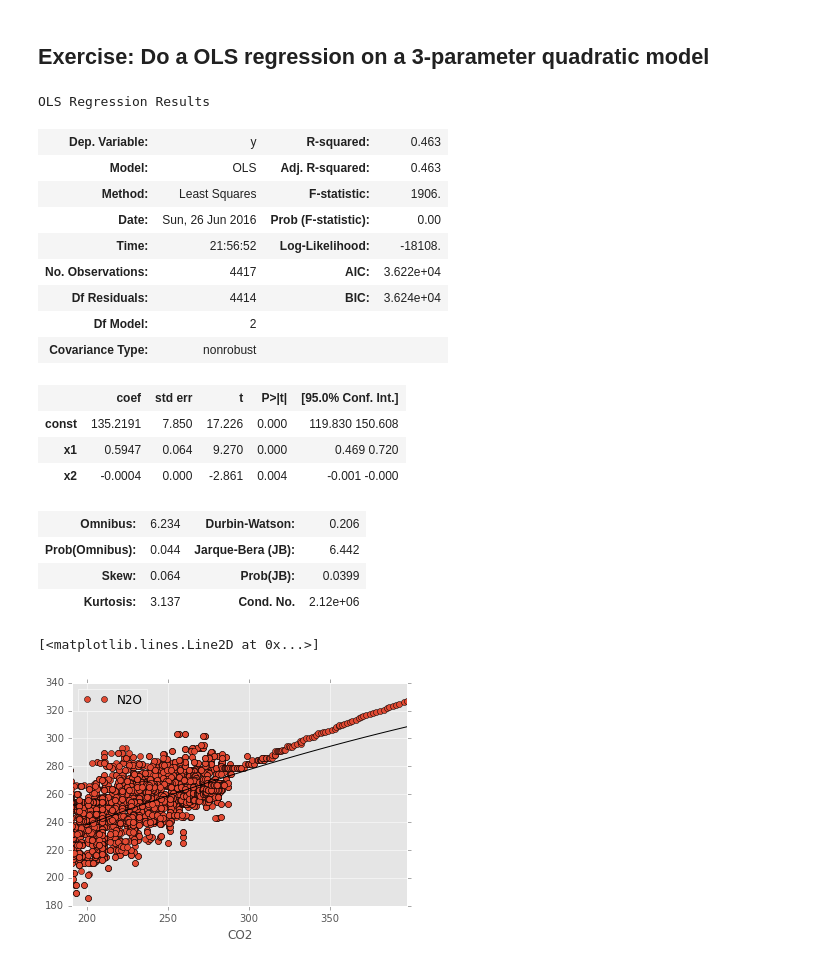
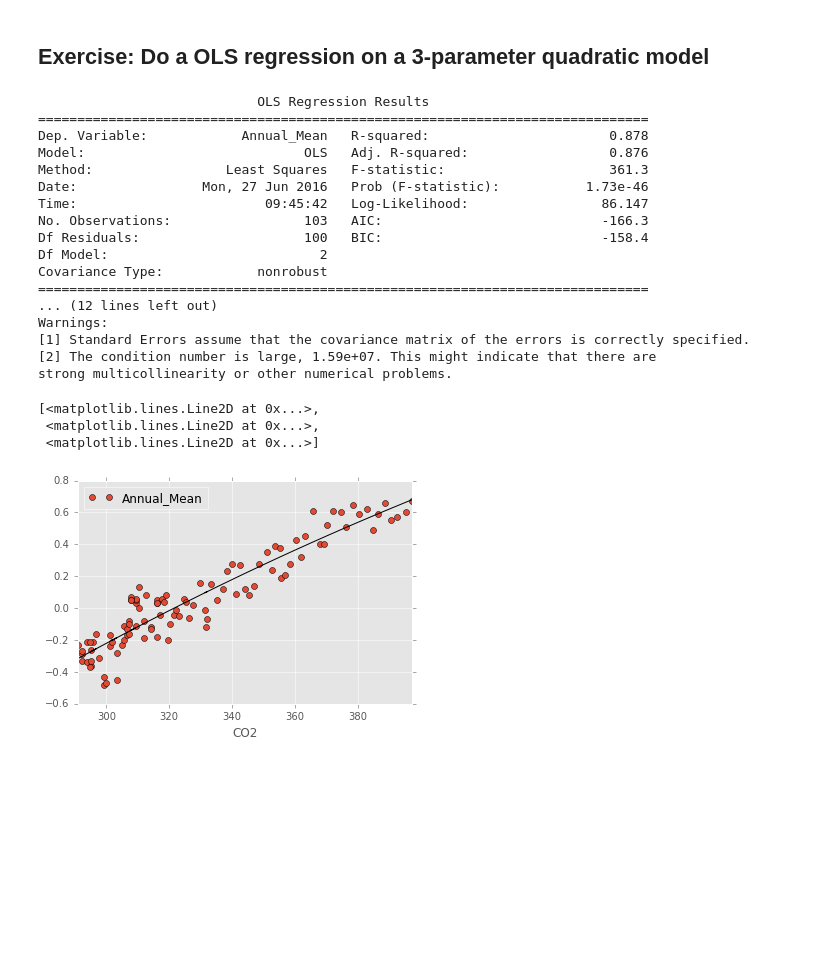
Before and after one commit to swcarpentry/python-second-language, a Jupyter notebook: code/pandas.ipynb, the cells around one changed output. Drawn from its saved outputs; the diff is of its cells as text; code cells hidden in the pictures; blank space fills up the shorter version.

```diff
--- a/code/pandas.ipynb
+++ b/code/pandas.ipynb
@@ -212,35 +212,34 @@ plt.plot(xmodel, ymodel, 'k-')
 # %% [markdown]
 ## Exercise: Do a OLS regression on a 3-parameter quadratic model
-# %%
-xsquared = xdata[:, 1]**2
-
-xdata = np.concatenate((xdata, xsquared.reshape(4417, 1)), axis = 1)
-model = sm.OLS(ydata, xdata).fit()
-model.summary()
-# %% [output]
-OLS Regression Results
-| Dep. Variable: | y | R-squared: | 0.463 |
-| Model: | OLS | Adj. R-squared: | 0.463 |
-| Method: | Least Squares | F-statistic: | 1906. |
-| Date: | Sun, 26 Jun 2016 | Prob (F-statistic): | 0.00 |
-| Time: | 21:56:52 | Log-Likelihood: | -18108. |
-| No. Observations: | 4417 | AIC: | 3.622e+04 |
-| Df Residuals: | 4414 | BIC: | 3.624e+04 |
-| Df Model: | 2 |  |  |
-| Covariance Type: | nonrobust |  |  |
-|  | coef | std err | t | P>|t| | [95.0% Conf. Int.] |
-| const | 135.2191 | 7.850 | 17.226 | 0.000 | 119.830 150.608 |
-| x1 | 0.5947 | 0.064 | 9.270 | 0.000 | 0.469 0.720 |
-| x2 | -0.0004 | 0.000 | -2.861 | 0.004 | -0.001 -0.000 |
-| Omnibus: | 6.234 | Durbin-Watson: | 0.206 |
-| Prob(Omnibus): | 0.044 | Jarque-Bera (JB): | 6.442 |
-| Skew: | 0.064 | Prob(JB): | 0.0399 |
-| Kurtosis: | 3.137 | Cond. No. | 2.12e+06 |
-# %%
-summary.plot(y = "N2O", x = "CO2", linestyle = '', marker = 'o')
-xmodel = np.linspace(200, 400)
-ymodel = -0.0004 * xmodel**2 + 0.5947 * xmodel + 135.2191
-plt.plot(xmodel, ymodel, 'k-')
-# %% [output]
-[<matplotlib.lines.Line2D at 0x...>]
-[figure, removed]
+# %%
+xdata = temp_comp.CO2
+xdata = sm.add_constant(xdata)
+co2_squared = xdata.CO2**2
+co2_squared.name = "CO2^2"
+xdata = pd.concat((xdata, co2_squared), axis = 1)
+fit = sm.OLS(temp_comp.Annual_Mean, xdata).fit()
+print(fit.summary())
+temp_comp.plot(y = "Annual_Mean", x = "CO2", linestyle = '', marker = 'o')
+plt.plot(xdata, fit.predict(xdata), 'k-')
+# %% [output]
+                            OLS Regression Results
+==============================================================================
+Dep. Variable:            Annual_Mean   R-squared:                       0.878
+Model:                            OLS   Adj. R-squared:                  0.876
+Method:                 Least Squares   F-statistic:                     361.3
+Date:                Mon, 27 Jun 2016   Prob (F-statistic):           1.73e-46
+Time:                        09:45:42   Log-Likelihood:                 86.147
+No. Observations:                 103   AIC:                            -166.3
+Df Residuals:                     100   BIC:                            -158.4
+Df Model:                           2
+Covariance Type:            nonrobust
+==============================================================================
+... (12 lines left out)
+Warnings:
+[1] Standard Errors assume that the covariance matrix of the errors is correctly specified.
+[2] The condition number is large, 1.59e+07. This might indicate that there are
+strong multicollinearity or other numerical problems.
+[<matplotlib.lines.Line2D at 0x...>,
+ <matplotlib.lines.Line2D at 0x...>,
+ <matplotlib.lines.Line2D at 0x...>]
+[figure, added]
```
Also changed, not shown: parts of 4 cells of this notebook, 6 other files.
